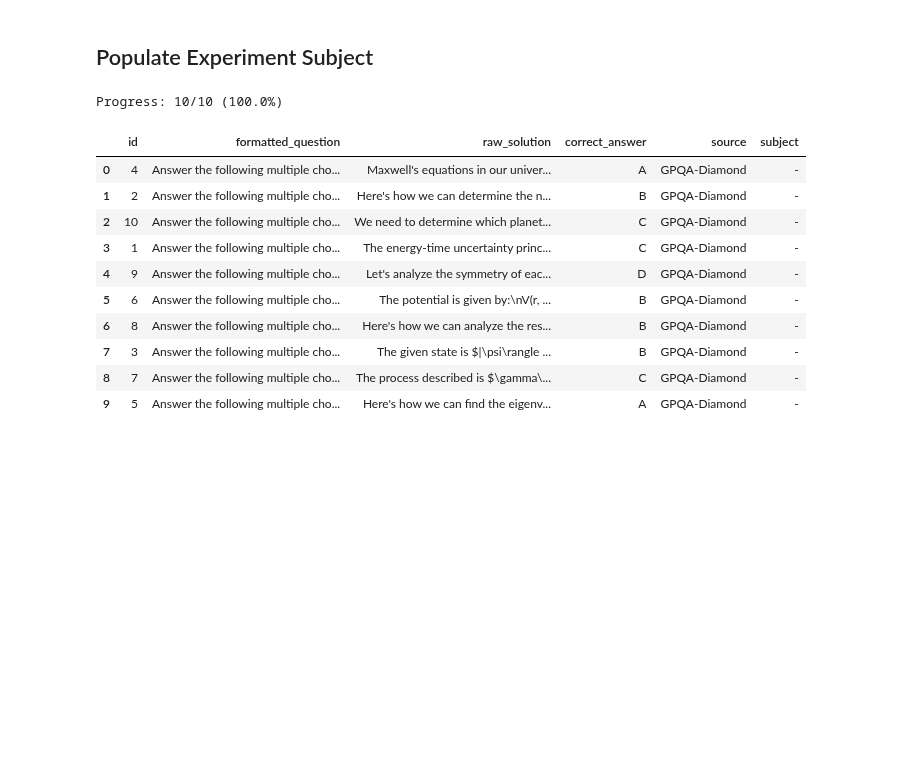
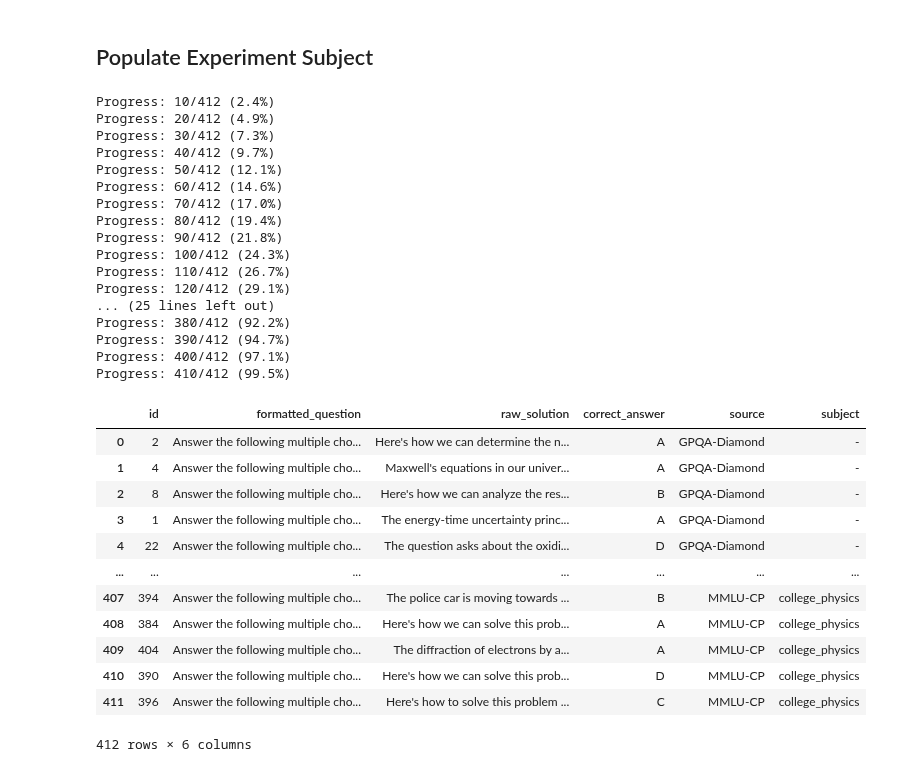
Before and after one commit to eugeniusms/textgrad-TextualVerifier, a Jupyter notebook: evaluation/solution_optimization/01-Generate-Initial-Solution.ipynb, the cells around one changed output. Drawn from its saved outputs; the diff is of its cells as text; code cells hidden in the pictures; blank space fills up the shorter version.

```diff
--- a/evaluation/solution_optimization/01-Generate-Initial-Solution.ipynb
+++ b/evaluation/solution_optimization/01-Generate-Initial-Solution.ipynb
@@ -249,39 +245,57 @@ def process_single_row(row_data):
 # %%
 # Multithreaded processing
 all_rows = []
 
 with ThreadPoolExecutor(max_workers=32) as executor:
     # Submit all tasks
     futures = [
         executor.submit(process_single_row, row.to_dict())
-        for _, row in general_datasets[:10].iterrows()
+        for _, row in general_datasets.iterrows()
     ]
 
     # Collect results
     completed = 0
     for future in as_completed(futures):
         result = future.result()
         if result is not None:
             all_rows.append(result)
 
         completed += 1
         if completed % 10 == 0:
             print(f"Progress: {completed}/{len(futures)} ({completed/len(futures)*100:.1f}%)")
 
 initial_solution = pd.DataFrame(all_rows)
 initial_solution
 # %% [output]
-Progress: 10/10 (100.0%)
+Progress: 10/412 (2.4%)
+Progress: 20/412 (4.9%)
+Progress: 30/412 (7.3%)
+Progress: 40/412 (9.7%)
+Progress: 50/412 (12.1%)
+Progress: 60/412 (14.6%)
+Progress: 70/412 (17.0%)
+Progress: 80/412 (19.4%)
+Progress: 90/412 (21.8%)
+Progress: 100/412 (24.3%)
+Progress: 110/412 (26.7%)
+Progress: 120/412 (29.1%)
+... (25 lines left out)
+Progress: 380/412 (92.2%)
+Progress: 390/412 (94.7%)
+Progress: 400/412 (97.1%)
+Progress: 410/412 (99.5%)
 |  | id | formatted_question | raw_solution | correct_answer | source | subject |
-| 0 | 4 | Answer the following multiple cho... | Maxwell's equations in our univer... | A | GPQA-Diamond | - |
-| 1 | 2 | Answer the following multiple cho... | Here's how we can determine the n... | B | GPQA-Diamond | - |
-| 2 | 10 | Answer the following multiple cho... | We need to determine which planet... | C | GPQA-Diamond | - |
-| 3 | 1 | Answer the following multiple cho... | The energy-time uncertainty princ... | C | GPQA-Diamond | - |
-| 4 | 9 | Answer the following multiple cho... | Let's analyze the symmetry of eac... | D | GPQA-Diamond | - |
-| 5 | 6 | Answer the following multiple cho... | The potential is given by:\nV(r, ... | B | GPQA-Diamond | - |
-| 6 | 8 | Answer the following multiple cho... | Here's how we can analyze the res... | B | GPQA-Diamond | - |
-| 7 | 3 | Answer the following multiple cho... | The given state is $|\psi\rangle ... | B | GPQA-Diamond | - |
-| 8 | 7 | Answer the following multiple cho... | The process described is $\gamma\... | C | GPQA-Diamond | - |
-| 9 | 5 | Answer the following multiple cho... | Here's how we can find the eigenv... | A | GPQA-Diamond | - |
+| 0 | 2 | Answer the following multiple cho... | Here's how we can determine the n... | A | GPQA-Diamond | - |
+| 1 | 4 | Answer the following multiple cho... | Maxwell's equations in our univer... | A | GPQA-Diamond | - |
+| 2 | 8 | Answer the following multiple cho... | Here's how we can analyze the res... | B | GPQA-Diamond | - |
+| 3 | 1 | Answer the following multiple cho... | The energy-time uncertainty princ... | A | GPQA-Diamond | - |
+| 4 | 22 | Answer the following multiple cho... | The question asks about the oxidi... | D | GPQA-Diamond | - |
+| ... | ... | ... | ... | ... | ... | ... |
+| 407 | 394 | Answer the following multiple cho... | The police car is moving towards ... | B | MMLU-CP | college_physics |
+| 408 | 384 | Answer the following multiple cho... | Here's how we can solve this prob... | A | MMLU-CP | college_physics |
+| 409 | 404 | Answer the following multiple cho... | The diffraction of electrons by a... | A | MMLU-CP | college_physics |
+| 410 | 390 | Answer the following multiple cho... | Here's how we can solve this prob... | D | MMLU-CP | college_physics |
+| 411 | 396 | Answer the following multiple cho... | Here's how to solve this problem ... | C | MMLU-CP | college_physics |
+412 rows × 6 columns
 # %%
 initial_solution.to_csv('csv/initial_solution.csv', index=False)
```
Also changed, not shown: parts of 2 cells of this notebook, 1 other file.
